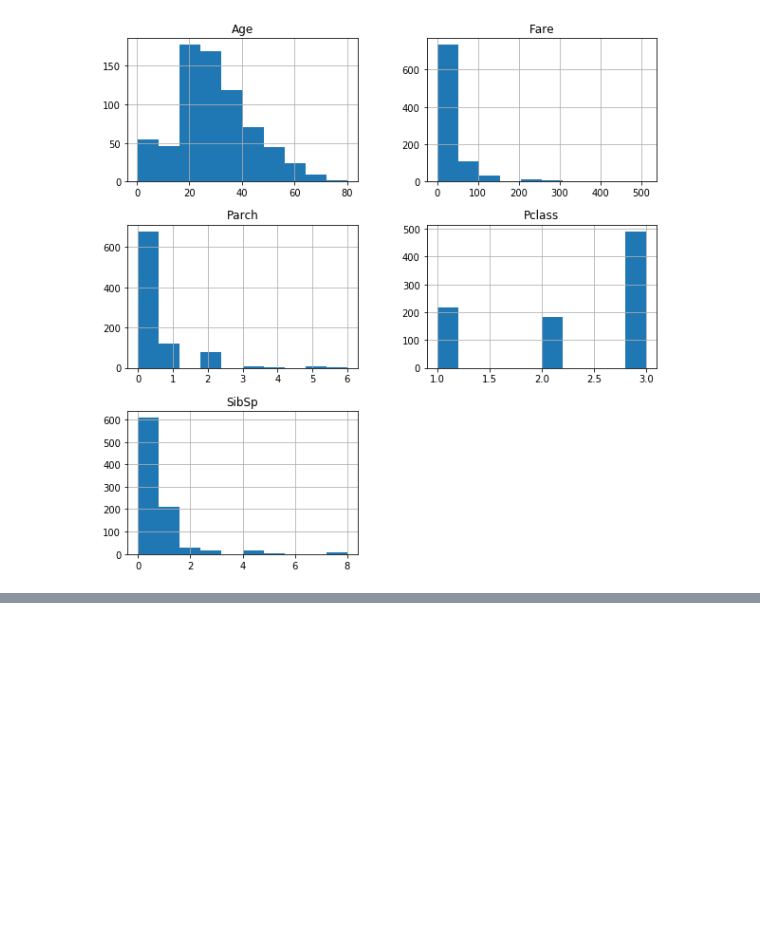
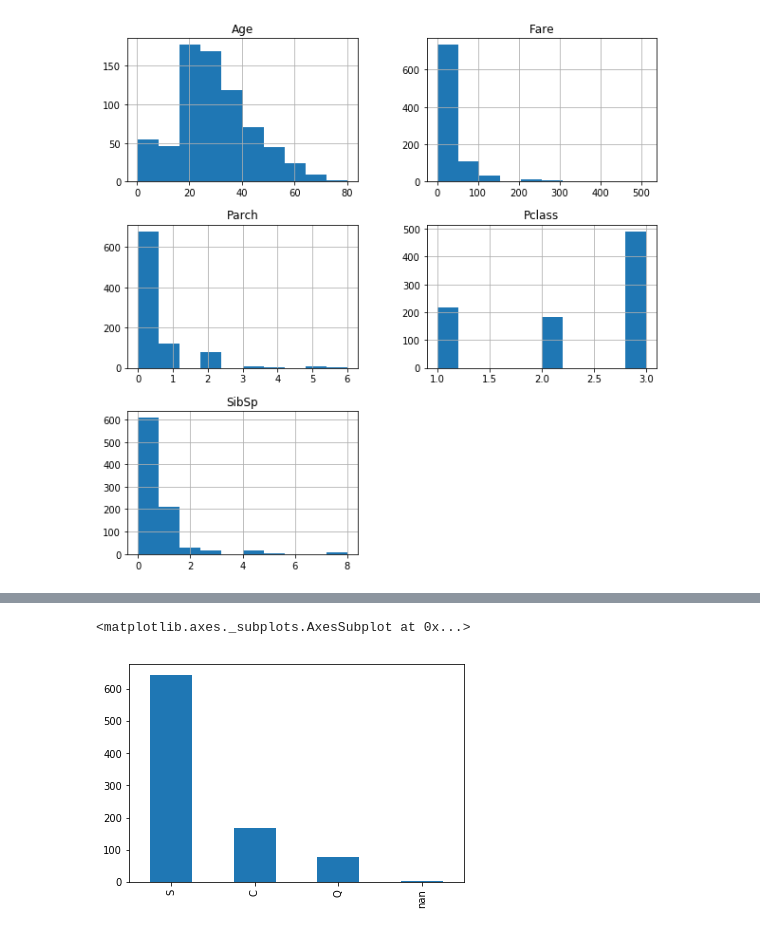
Before and after one commit to asmtechnology/awsmlbook-chapter2, a Jupyter notebook: DataExploration.ipynb, the cells around one changed output, grey strips where cells are left out. Saved outputs shown, nothing was run; the diff lists cells and outputs as text; code cells hidden in the pictures; blank space fills up the shorter version.

```diff
--- a/DataExploration.ipynb
+++ b/DataExploration.ipynb
@@ -111,0 +147,10 @@ array([[<matplotlib.axes._subplots.AxesSubplot object at 0x...>,
+# %%
+# histogram of categorical attribute 'Embarked'
+# computed from the output of the value_counts() function
+# includes NaN markers
+
+vc = df_titanic_features['Embarked'].value_counts(dropna=False)
+vc.plot(kind='bar')
+# %% [output]
+<matplotlib.axes._subplots.AxesSubplot at 0x...>
+[figure, added]
```
Also changed, not shown: parts of 14 cells of this notebook.
